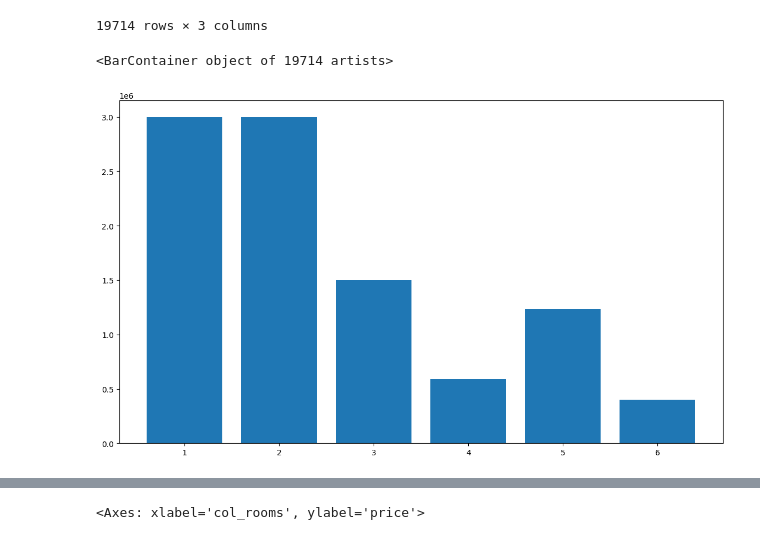
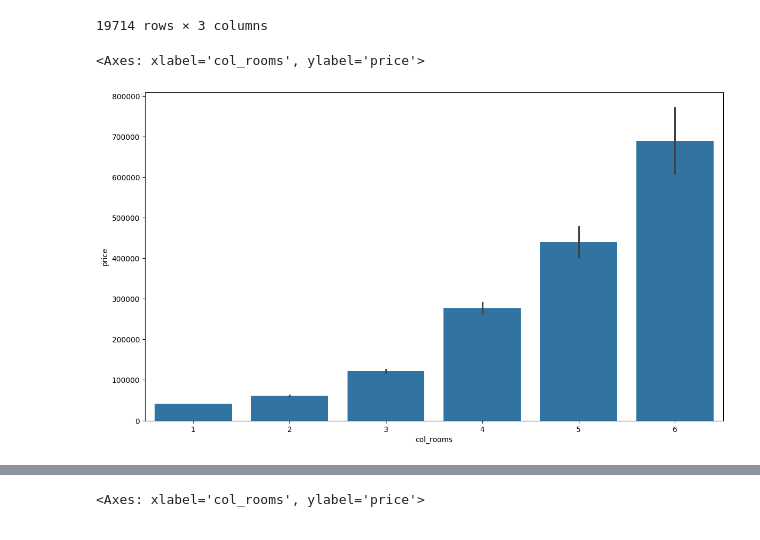
Before and after one commit to romnatall/real_estate_EDA, a Jupyter notebook: EDA.ipynb, the cells around one changed output, grey strips where cells are left out. Cells and saved outputs as stored; diff of their text form; code cells hidden in the pictures.

```diff
--- a/EDA.ipynb
+++ b/EDA.ipynb
@@ -28,7 +28,7 @@ Index(['index', 'ID  объявления', 'Unnamed: 0', 'Количество
       dtype='object')
 # %%
 def get_col_room(data):
-    return data['Количество комнат'].astype(str).apply(lambda x: x[0])
+    return data['Количество комнат'].astype(str).apply(lambda x: int(x[0]))
 
 def get_price(data):
     return data['Цена'].astype(str).apply(lambda x: float(dataparser.splbac(x,'руб./')[0]))
@@ -42,7 +42,6 @@ def get_area_lamb(s):
 def get_area(data):
     return data['Площадь, м2'].astype(str).apply(get_area_lamb)
 
-
 def get_metro(data):
     return data['Метро'].astype(str).apply(lambda x: dataparser.splfb(x,))
 
@@ -83,11 +82,11 @@ cdata
 | 19713 | 2 | 57000.0 | 90.0 |
 19714 rows × 3 columns
 # %%
+import seaborn as sns
 import matplotlib.pyplot as plt
-
-
 fig, ax = plt.subplots(figsize=(14,8))
-plt.bar(cdata['col_rooms'].sort_values(), cdata['price'])
+cdata=cdata.sort_values('col_rooms')
+sns.barplot(x=cdata['col_rooms'], y=cdata['price'])
 # %% [output]
-<BarContainer object of 19714 artists>
+<Axes: xlabel='col_rooms', ylabel='price'>
-[figure, old version]
+[figure, new version]
```
Also changed, not shown: parts of 1 cell of this notebook, 1 other file.
